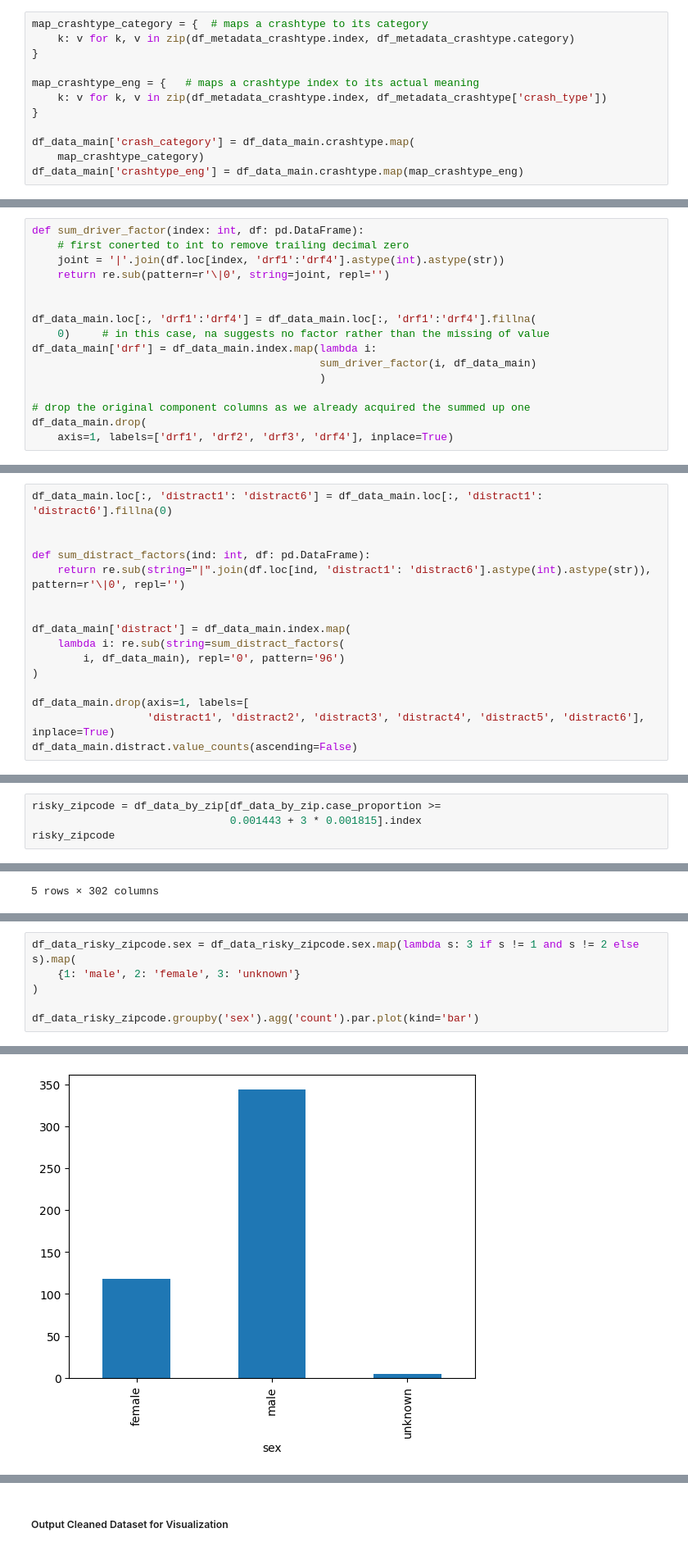
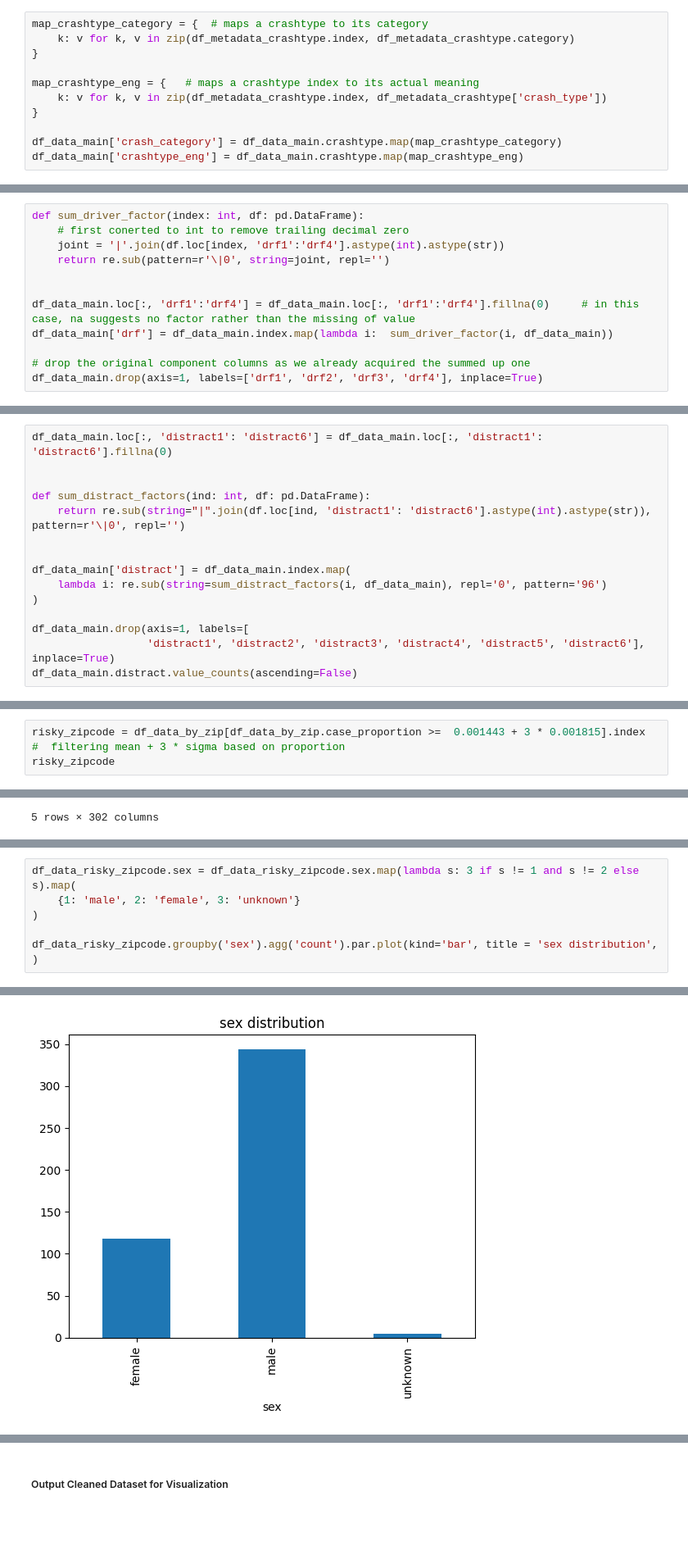
Before and after one commit to Chacoon3/Info-Challenge-2023, a Jupyter notebook: code_py/analysis.ipynb, the cells around one changed output, grey strips where cells are left out. Shown: that part at 82% size. Saved outputs shown, nothing was run; the diff lists cells and outputs as text; blank space fills up the shorter version.

```diff
--- a/code_py/analysis.ipynb
+++ b/code_py/analysis.ipynb
@@ -121,8 +120,7 @@ map_crashtype_eng = {   # maps a crashtype index to its actual meaning
     k: v for k, v in zip(df_metadata_crashtype.index, df_metadata_crashtype['crash_type'])
 }
 
-df_data_main['crash_category'] = df_data_main.crashtype.map(
-    map_crashtype_category)
+df_data_main['crash_category'] = df_data_main.crashtype.map(map_crashtype_category)
 df_data_main['crashtype_eng'] = df_data_main.crashtype.map(map_crashtype_eng)
 # %%
 df_data_crash = df_data_main.groupby(by=['crashtype', 'is_resident']).agg(
@@ -226,15 +221,11 @@ def sum_driver_factor(index: int, df: pd.DataFrame):
     return re.sub(pattern=r'\|0', string=joint, repl='')
 
 
-df_data_main.loc[:, 'drf1':'drf4'] = df_data_main.loc[:, 'drf1':'drf4'].fillna(
-    0)     # in this case, na suggests no factor rather than the missing of value
-df_data_main['drf'] = df_data_main.index.map(lambda i:
-                                             sum_driver_factor(i, df_data_main)
-                                             )
+df_data_main.loc[:, 'drf1':'drf4'] = df_data_main.loc[:, 'drf1':'drf4'].fillna(0)     # in this case, na suggests no factor rather than the missing of value
+df_data_main['drf'] = df_data_main.index.map(lambda i:  sum_driver_factor(i, df_data_main))
 
 # drop the original component columns as we already acquired the summed up one
-df_data_main.drop(
-    axis=1, labels=['drf1', 'drf2', 'drf3', 'drf4'], inplace=True)
+df_data_main.drop(axis=1, labels=['drf1', 'drf2', 'drf3', 'drf4'], inplace=True)
 # %%
 def get_factor_levels(factor_col):
     res = []
@@ -303,8 +293,7 @@ def sum_distract_factors(ind: int, df: pd.DataFrame):
 
 
 df_data_main['distract'] = df_data_main.index.map(
-    lambda i: re.sub(string=sum_distract_factors(
-        i, df_data_main), repl='0', pattern='96')
+    lambda i: re.sub(string=sum_distract_factors(i, df_data_main), repl='0', pattern='96')
 )
 
 df_data_main.drop(axis=1, labels=[
@@ -367,8 +360,7 @@ df_data_by_zip.describe()
 | 75% | 8.000000 | 0.002002 |
 | max | 47.000000 | 0.011762 |
 # %%
-risky_zipcode = df_data_by_zip[df_data_by_zip.case_proportion >=
-                               0.001443 + 3 * 0.001815].index
+risky_zipcode = df_data_by_zip[df_data_by_zip.case_proportion >=  0.001443 + 3 * 0.001815].index    #  filtering mean + 3 * sigma based on proportion
 risky_zipcode
 # %% [output]
 Index(['99301', '98444', '98387', '98003', '98951', '98837', '98404', '98391',
@@ -413,7 +422,7 @@ df_data_risky_zipcode.sex = df_data_risky_zipcode.sex.map(lambda s: 3 if s != 1
     {1: 'male', 2: 'female', 3: 'unknown'}
 )
 
-df_data_risky_zipcode.groupby('sex').agg('count').par.plot(kind='bar')
+df_data_risky_zipcode.groupby('sex').agg('count').par.plot(kind='bar', title = 'sex distribution', )
 # %% [output]
 A value is trying to be set on a copy of a slice from a DataFrame.
 Try using .loc[row_indexer,col_indexer] = value instead
@@ -424 +433 @@ See the caveats in the documentation: https://pandas.pydata.org/pandas-docs/stab
-[figure, old version]
+[figure, new version]
```
Also changed, not shown: parts of 29 cells of this notebook, 3 other files.
